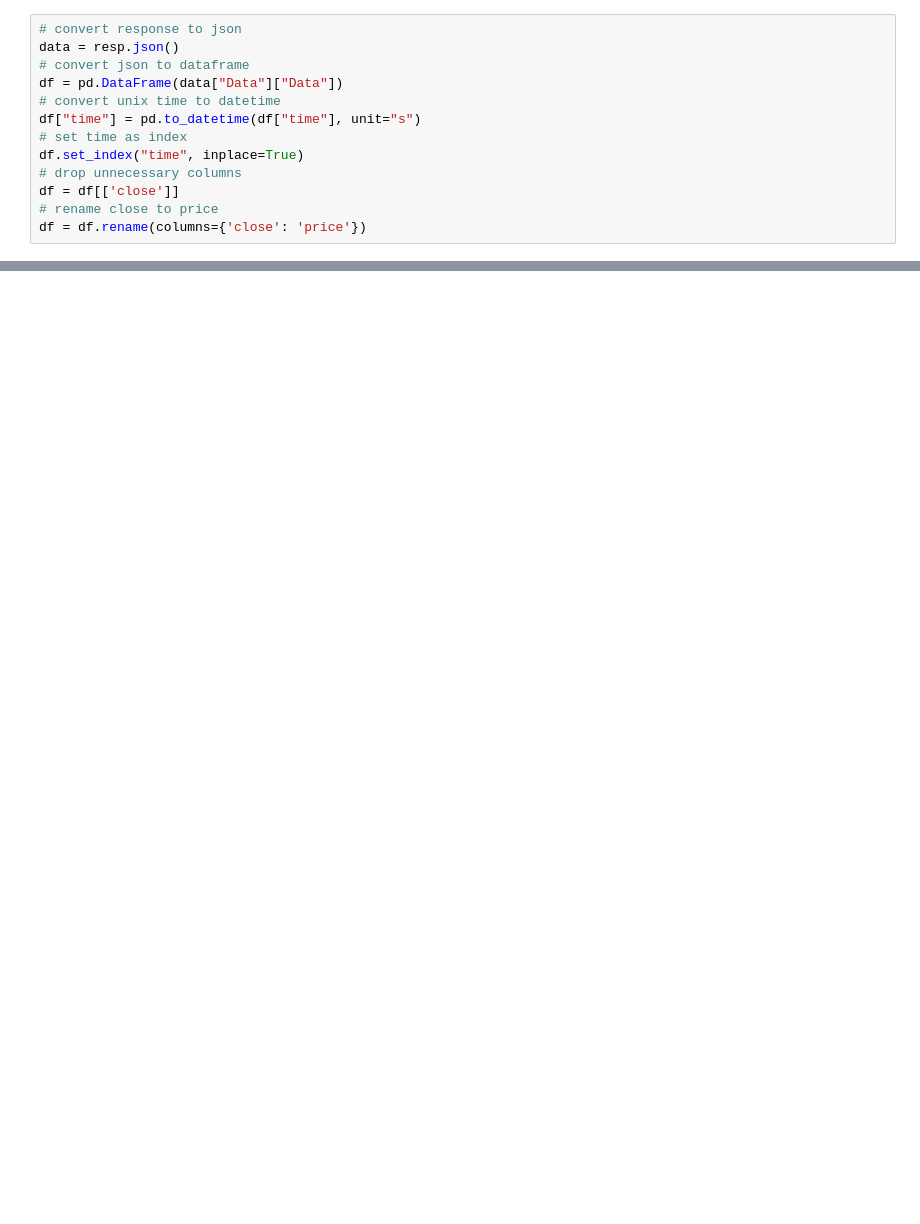
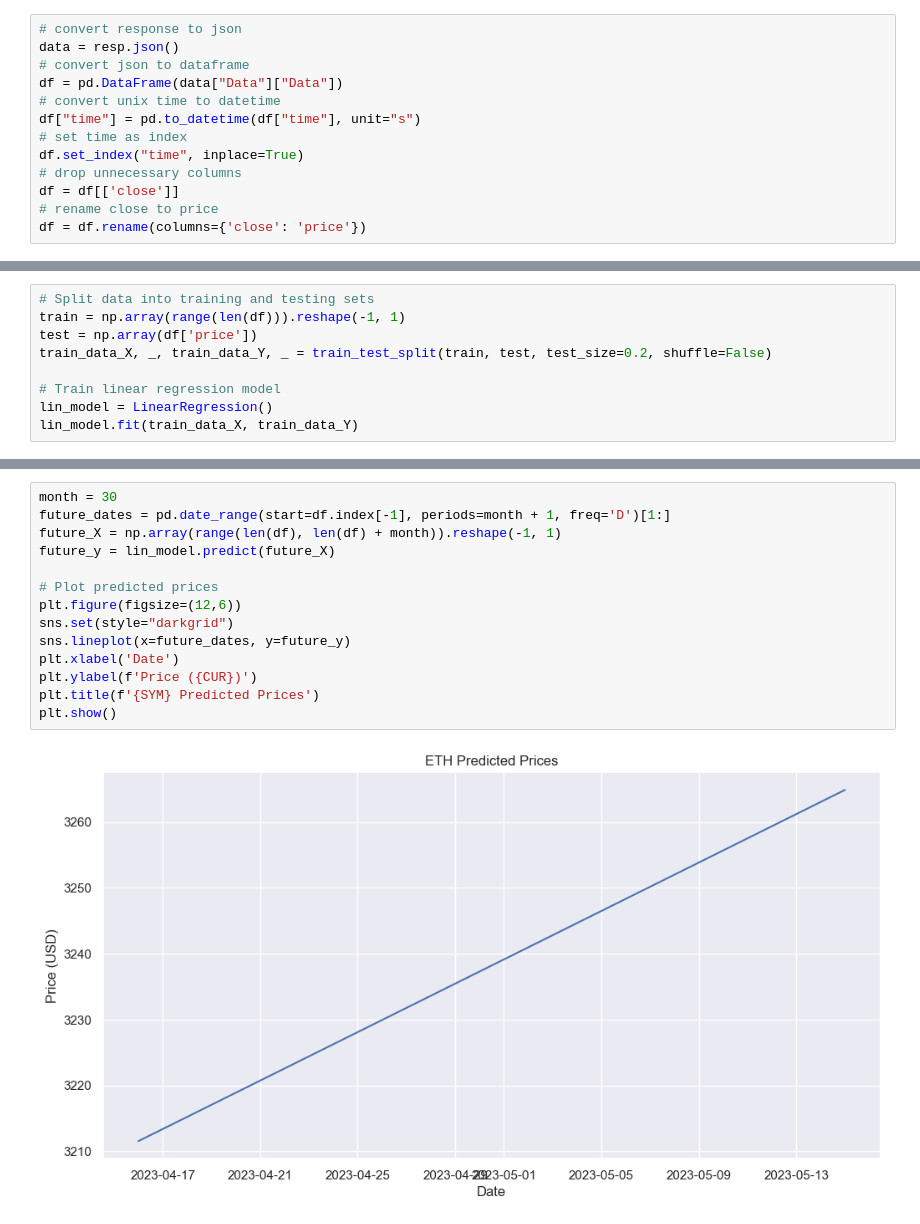
Before and after one commit to andrearcaina/Stock-Predictor, a Jupyter notebook: eth.ipynb, the cells around one changed output, grey strips where cells are left out. Cells and saved outputs as stored; diff of their text form; blank space fills up the shorter version.

```diff
--- a/eth.ipynb
+++ b/eth.ipynb
@@ -47,0 +53,9 @@ df
+# %%
+# Split data into training and testing sets
+train = np.array(range(len(df))).reshape(-1, 1)
+test = np.array(df['price'])
+train_data_X, _, train_data_Y, _ = train_test_split(train, test, test_size=0.2, shuffle=False)
+
+# Train linear regression model
+lin_model = LinearRegression()
+lin_model.fit(train_data_X, train_data_Y)
@@ -47,0 +77,16 @@ df
+# %%
+month = 30
+future_dates = pd.date_range(start=df.index[-1], periods=month + 1, freq='D')[1:]
+future_X = np.array(range(len(df), len(df) + month)).reshape(-1, 1)
+future_y = lin_model.predict(future_X)
+
+# Plot predicted prices
+plt.figure(figsize=(12,6))
+sns.set(style="darkgrid")
+sns.lineplot(x=future_dates, y=future_y)
+plt.xlabel('Date')
+plt.ylabel(f'Price ({CUR})')
+plt.title(f'{SYM} Predicted Prices')
+plt.show()
+# %% [output]
+[figure, added]
```
Also changed, not shown: parts of 13 cells of this notebook.
